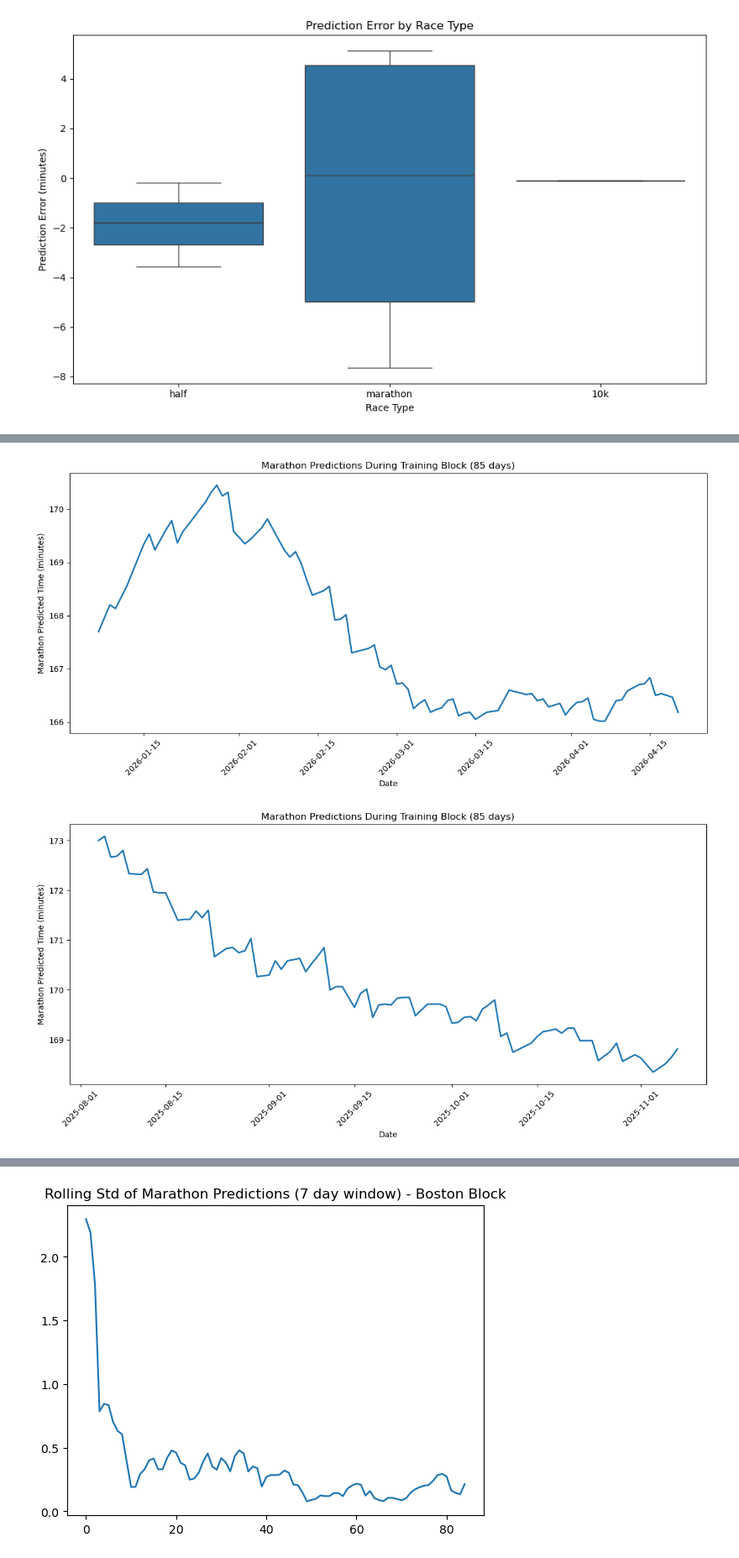
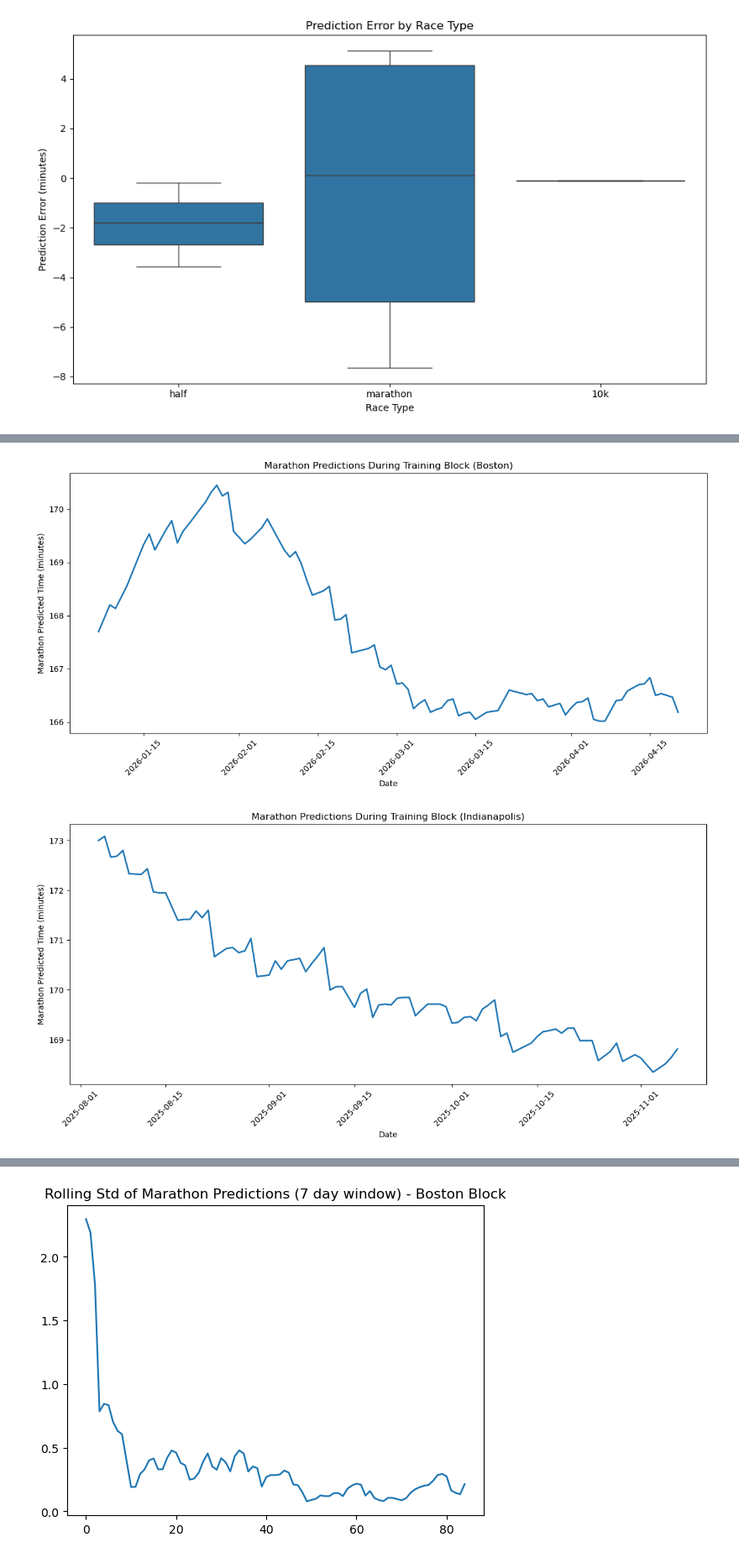
Before and after one commit to herreram22/endurance-performance-project, a Jupyter notebook: notebooks/08_prediction_analysis.ipynb, the cells around one changed output, grey strips where cells are left out. Shown at 84% size. Drawn from its saved outputs; the diff is of its cells as text; code cells hidden in the pictures.

```diff
--- a/notebooks/08_prediction_analysis.ipynb
+++ b/notebooks/08_prediction_analysis.ipynb
@@ -494,40 +442,43 @@ boston_block_daily = daily_master_table[
     (daily_master_table["date"] >= pd.to_datetime("2026-01-07")) &
     (daily_master_table["date"] <= pd.to_datetime("2026-04-20"))
 ]
-
 
 indianapolis_block_daily = daily_master_table[
     (daily_master_table["date"] >= pd.to_datetime("8/4/25")) &
     (daily_master_table["date"] <= pd.to_datetime("11/7/25"))
 ]
 
 mesa_block_daily = daily_master_table[
     (daily_master_table["date"] >= pd.to_datetime("11/18/24")) &
     (daily_master_table["date"] <= pd.to_datetime("2/8/25"))
 ]
 
 bq_block_daily = daily_master_table[
     (daily_master_table["date"] >= pd.to_datetime("2024-06-19")) &
     (daily_master_table["date"] <= pd.to_datetime("9/7/24"))
 ]
 
-marathon_blocks = [boston_block_daily, indianapolis_block_daily, mesa_block_daily, bq_block_daily]
+marathon_blocks = {"Boston" : boston_block_daily,
+                   "Indianapolis" : indianapolis_block_daily,
+                   "Mesa" : mesa_block_daily,
+                   "BQ" : bq_block_daily}
 
+# Plot marathon predictions over time for each marathon block
 for block in marathon_blocks:
     plt.figure(figsize=(12, 6))
     sns.lineplot(
-        data=block,
+        data=marathon_blocks[block],
         x='date',
         y='Marathon_pred',
         linewidth=2
     )
-    plt.title(f'Marathon Predictions During Training Block ({block.shape[0]} days)')
+    plt.title(f'Marathon Predictions During Training Block ({block})')
     plt.xlabel('Date')
     plt.ylabel('Marathon Predicted Time (minutes)')
     plt.xticks(rotation=45)
     plt.tight_layout()
     plt.show()
 # %% [output]
 [figure]
-[figure, old version]
+[figure, new version]
 [figure]
```
Also changed, not shown: parts of 33 cells of this notebook.
